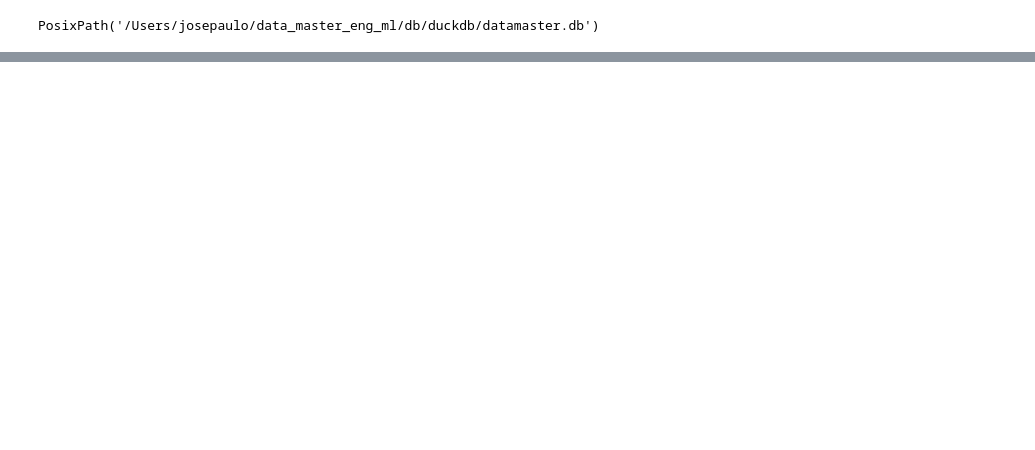
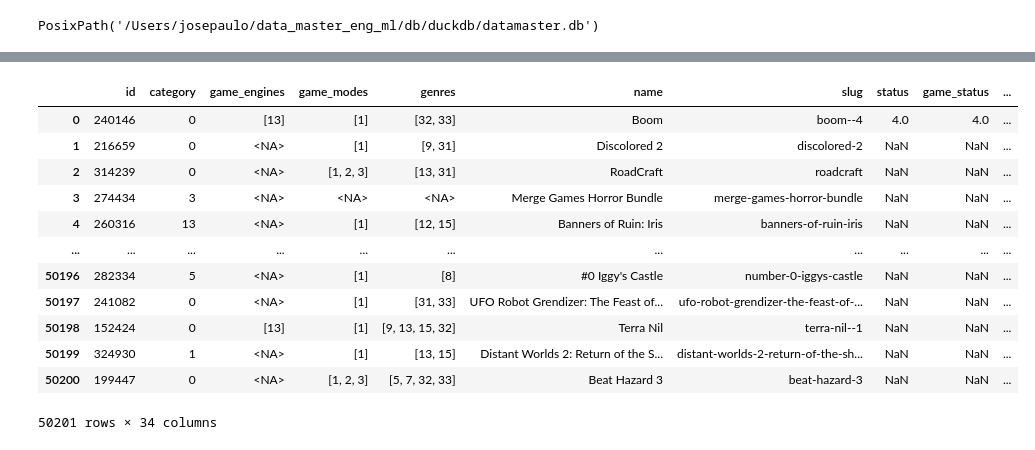
Before and after one commit to sjose03/data_master_eng_ml, a Jupyter notebook: notebooks/data_tranformation.ipynb, the cells around one changed output, grey strips where cells are left out. Cells and saved outputs as stored; diff of their text form; code cells hidden in the pictures; blank space fills up the shorter version.

```diff
--- a/notebooks/data_tranformation.ipynb
+++ b/notebooks/data_tranformation.ipynb
@@ -128,6 +246,12 @@ def contar_elementos(x):
     # Se não se enquadrar em nenhum dos casos anteriores, retorna 0
     return 0
 # %%
+df_games_clean["release_dates_counts"] = df_games_clean["release_dates"].apply(
+    contar_elementos
+)
+df_games_clean["player_perspectives_counts"] = df_games_clean[
+    "player_perspectives"
+].apply(contar_elementos)
 df_games_clean["screenshots_counts"] = df_games_clean["screenshots"].apply(
     contar_elementos
 )
@@ -549,0 +283,43 @@ for table, schema in raw_api_tables_schemas.items():
+# %%
+suport_columns = [
+    "checksum",
+    "first_release_date",
+    "updated_at",
+    "url",
+    "created_at",
+    "cover",
+    "keywords",
+]
+# %%
+columns_to_drop = [
+    "screenshots",
+    "similar_games",
+    "platforms",
+    "language_supports",
+    "websites",
+    "themes",
+    "artworks",
+    "external_games",
+    "tags",
+    "videos",
+    "player_perspectives",
+    "release_dates",
+    "summary",
+]
+
+df_games_clean = df_games_clean.drop(columns=columns_to_drop + suport_columns)
+df_games_clean
+# %% [output]
+|  | id | category | game_engines | game_modes | genres | name | slug | status | game_status | ... |
+| 0 | 240146 | 0 | [13] | [1] | [32, 33] | Boom | boom--4 | 4.0 | 4.0 | ... |
+| 1 | 216659 | 0 | <NA> | [1] | [9, 31] | Discolored 2 | discolored-2 | NaN | NaN | ... |
+| 2 | 314239 | 0 | <NA> | [1, 2, 3] | [13, 31] | RoadCraft | roadcraft | NaN | NaN | ... |
+| 3 | 274434 | 3 | <NA> | <NA> | <NA> | Merge Games Horror Bundle | merge-games-horror-bundle | NaN | NaN | ... |
+| 4 | 260316 | 13 | <NA> | [1] | [12, 15] | Banners of Ruin: Iris | banners-of-ruin-iris | NaN | NaN | ... |
+| ... | ... | ... | ... | ... | ... | ... | ... | ... | ... | ... |
+| 50196 | 282334 | 5 | <NA> | [1] | [8] | #0 Iggy's Castle | number-0-iggys-castle | NaN | NaN | ... |
+| 50197 | 241082 | 0 | <NA> | [1] | [31, 33] | UFO Robot Grendizer: The Feast of... | ufo-robot-grendizer-the-feast-of-... | NaN | NaN | ... |
+| 50198 | 152424 | 0 | [13] | [1] | [9, 13, 15, 32] | Terra Nil | terra-nil--1 | NaN | NaN | ... |
+| 50199 | 324930 | 1 | <NA> | [1] | [13, 15] | Distant Worlds 2: Return of the S... | distant-worlds-2-return-of-the-sh... | NaN | NaN | ... |
+| 50200 | 199447 | 0 | <NA> | [1, 2, 3] | [5, 7, 32, 33] | Beat Hazard 3 | beat-hazard-3 | NaN | NaN | ... |
+50201 rows × 34 columns
```
Also changed, not shown: parts of 44 cells of this notebook.
